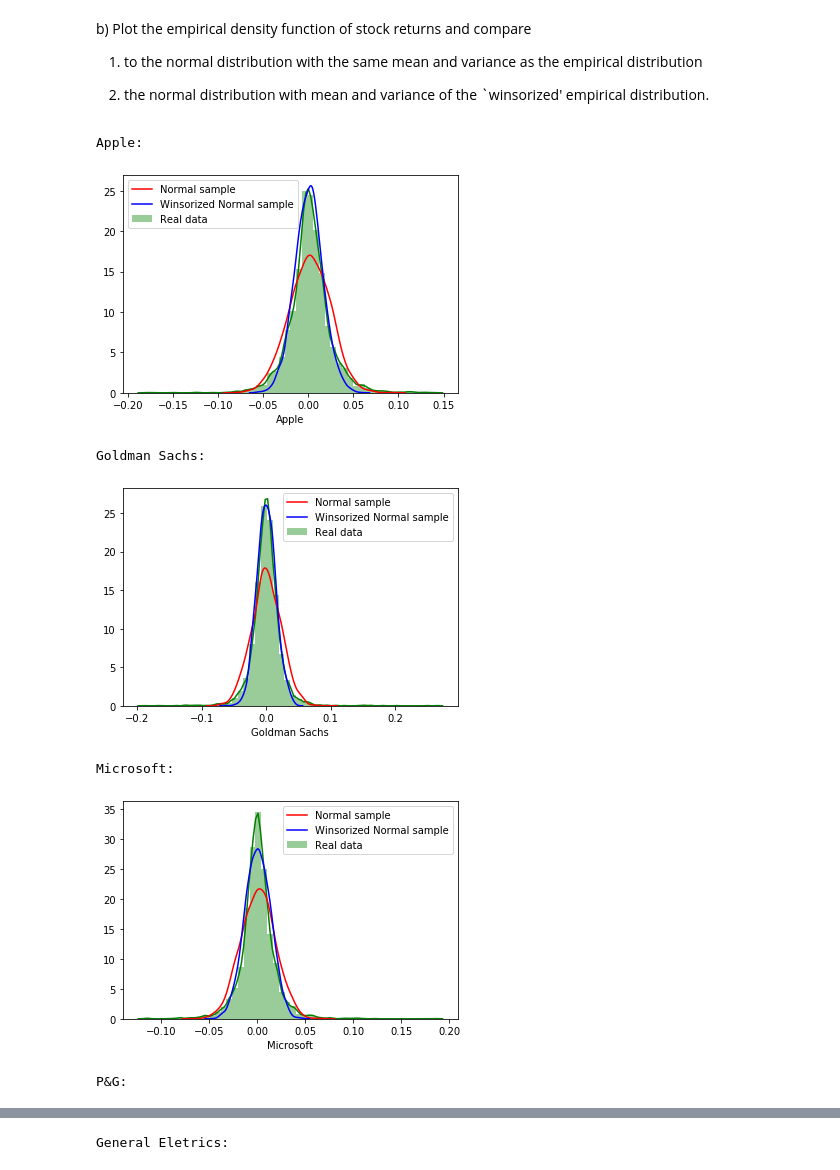
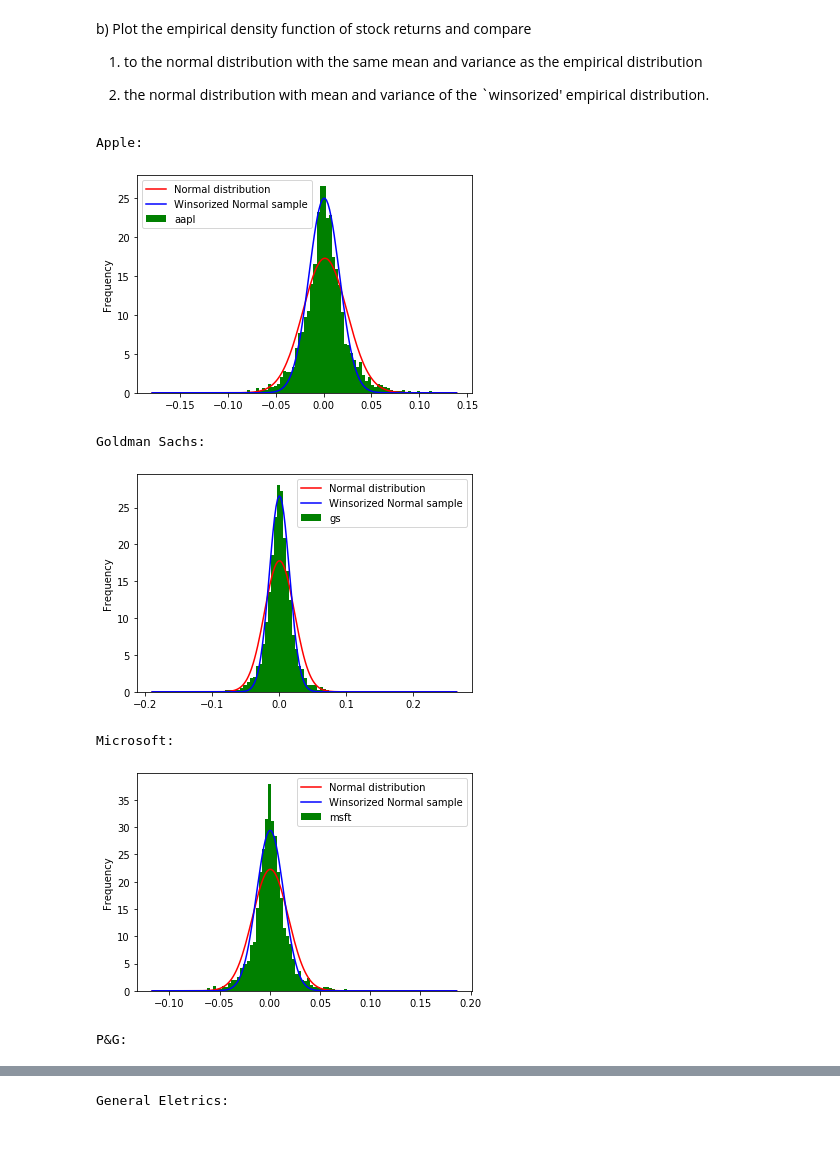
Before and after one commit to baohien97/EPFL-Investments, a Jupyter notebook: As2/InvestmentsA2ex3.ipynb, the cells around one changed output, grey strips where cells are left out. Drawn from its saved outputs; the diff is of its cells as text; code cells hidden in the pictures; blank space fills up the shorter version.

```diff
--- a/As2/InvestmentsA2ex3.ipynb
+++ b/As2/InvestmentsA2ex3.ipynb
@@ -76,42 +76,46 @@ the same mean and variance as the empirical distribution
 2) the normal
 distribution with mean and variance of the `winsorized' empirical distribution.
 # %%
-normal_sample = [None]*len(company_names)
 for company in wrds_df.columns:
     rets = wrds_df[company] # data for each company
     i = wrds_df.columns.get_loc(company) # index
     company_name = company_names[i] # name of that company
 
     # 1) creation of a normale sample with fixed mean and variance
     mu = mean[i]
     sigma = np.sqrt(var[i])
-    lenght = len(rets) # lenght of the normal sample
-    normal_sample[i] = pd.Series(np.random.normal(mu, sigma, lenght)) # ss.norm.pdf
+    n = np.linspace(rets.min(),rets.max(),200)
+    normal_sample = ss.norm.pdf(n,mu,sigma)
 
     #2)
     # compute the `winsorized' empirical distribution, simply keep only the daily returns with absolute value less than 4%
     property_wins = rets.between(-0.04, 0.04) # boolean vector
     rets_wins = rets[property_wins] # drop false elements (not absolute value less than 4%)
     mu_wins = rets_wins.mean()
     sigma_wins = rets_wins.std()
-    # creation of a normale sample with fixed mean_wins and sigma_wins
-    lenght_wins = len(rets_wins) # lenght of the normal sample
-    normal_sample_wins = pd.Series(np.random.normal(mu_wins, sigma_wins, lenght_wins))
+    normal_sample_wins = ss.norm.pdf(n,mu_wins, sigma_wins)
 
-    # plot (using seaborn)
+    # plot
     print('%s: \n' %company_name)
-    plt.figure()
-    sns.distplot(rets, axlabel=company_name, color='g', label='Real data')
-    sns.kdeplot(normal_sample[i], color='r', label='Normal sample')
-    sns.kdeplot(normal_sample_wins, color='b', label='Winsorized Normal sample')
+    plt.figure(2*(i-1)+1)
+    rets.plot.hist(bins = 100, density = True, color='g')
+    plt.plot(n,normal_sample, color='r', label = 'Normal distribution')
+    plt.plot(n,normal_sample_wins, color='b', label = 'Winsorized Normal sample')
+
+    #alternative plot (using seaborn)
+    #sns.distplot(rets, axlabel=company_name, color='g', label='Real data')
+    #sns.kdeplot(normal_sample[i], color='r', label='Normal sample')
+    #sns.kdeplot(normal_sample_wins, color='b', label='Winsorized Normal sample')
+
+
     plt.legend()
     plt.show()
     print('\n\n')
 # %% [output]
 Apple:
-[figure, old version]
+[figure, new version]
 Goldman Sachs:
-[figure, old version]
+[figure, new version]
 Microsoft:
-[figure, old version]
+[figure, new version]
 P&G:
```
Also changed, not shown: parts of 3 cells of this notebook.
